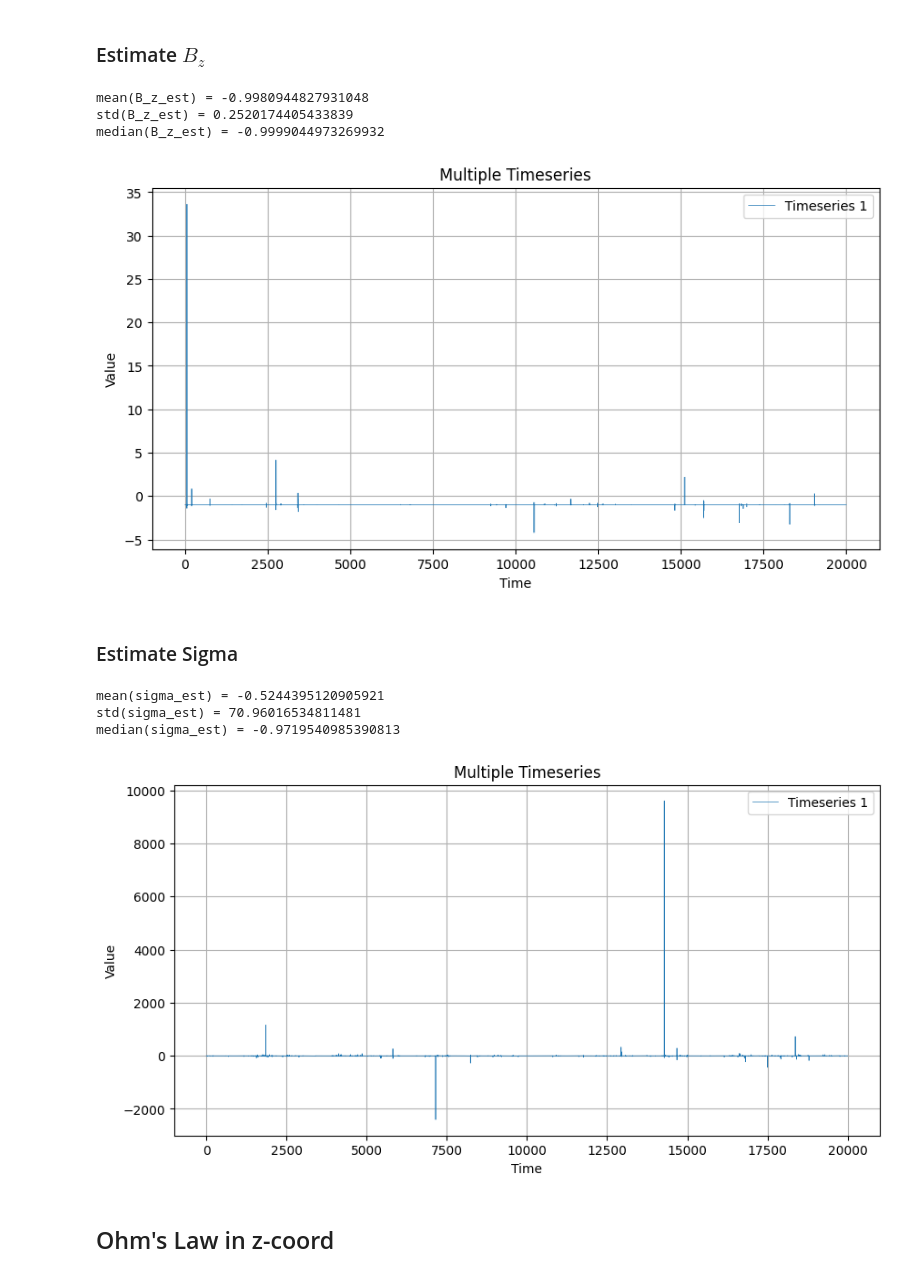
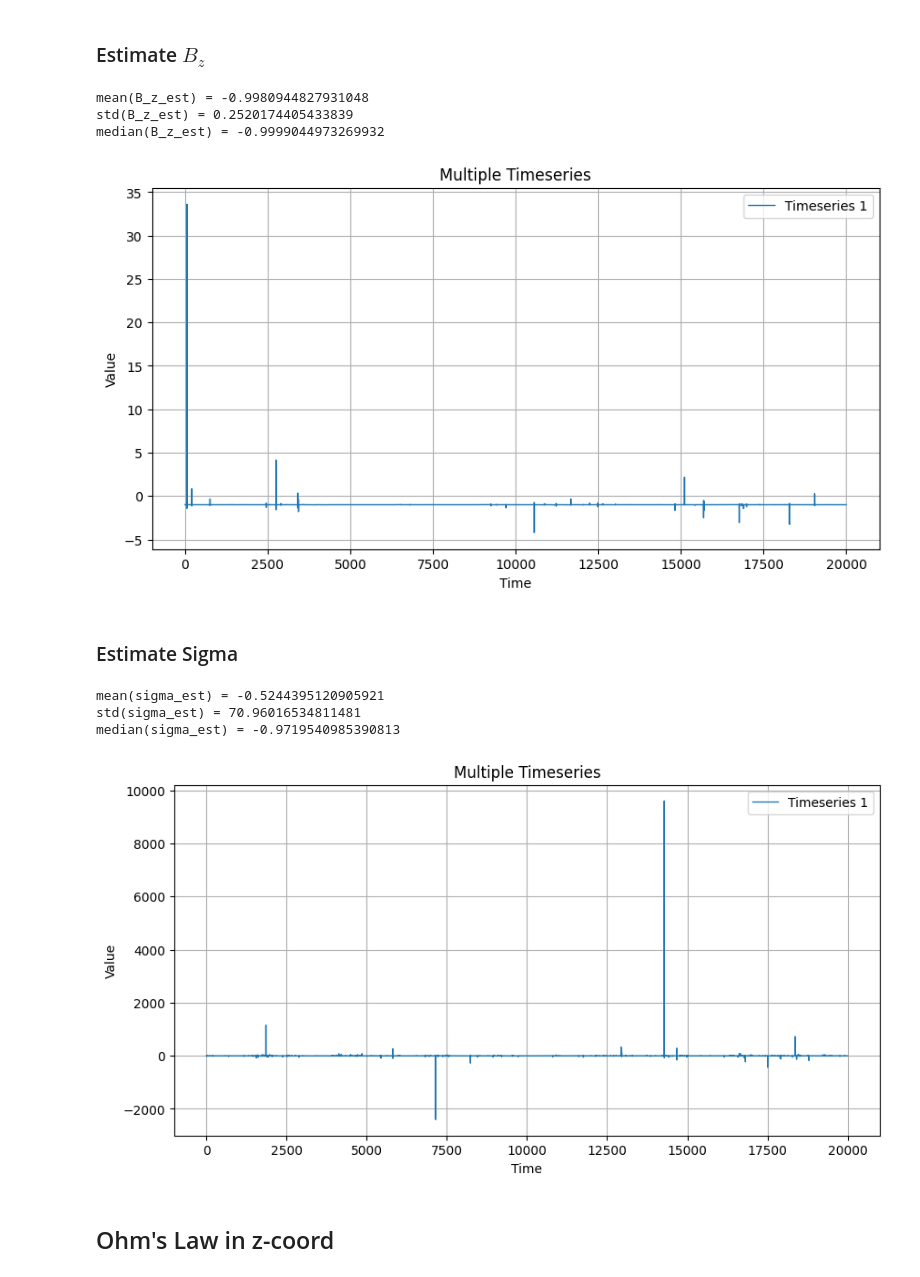
Before and after one commit to MichaelSkowronek/potential_probe_velocity_measuring, a Jupyter notebook: notebooks/sigma_and_b_pointwise.ipynb, the cells around one changed output. Saved outputs shown, nothing was run; the diff lists cells and outputs as text; code cells hidden in the pictures.

```diff
--- a/notebooks/sigma_and_b_pointwise.ipynb
+++ b/notebooks/sigma_and_b_pointwise.ipynb
@@ -23,8 +23,13 @@ from python_utils.sigma_and_b_estimation import calc_conductivity_with_z_at_site
 # %% [markdown]
 ### General Args
 # %%
-# slice_folder_path = Path("../../../data/4pi_re1000_ha300.360_ch28.p1/SliceYZ_x0015/")
-slice_folder_path = Path("../../../data/4pi_re1000_ha1000.384.pi/SliceYZ_x0015/")
+# IMPORTANT: Restart Kernel when swapping datasets to reload them!
+Ha = 1000
+
+if Ha == 300:
+    slice_folder_path = Path("../../../data/4pi_re1000_ha300.360_ch28.p1/SliceYZ_x0015/")
+elif Ha == 1000:
+    slice_folder_path = Path("../../../data/4pi_re1000_ha1000.384.pi/SliceYZ_x0015/")
 
 # Estimates from evaluations
 sigma = -1
@@ -85,8 +90,8 @@ z_coord_desired = 0
 y_coord = 0
 z_coord = 0
 
-i_center = find_matching_row_index_from_timeseries(
-    fld_timeseries,
+i_y_center, i_z_center = find_closest_coordinate_index(
+    fld_coord_to_index_map,
     y_coord=y_coord,
     z_coord=z_coord,
     )
@@ -102,3 +100,10 @@ v_x_center = extract_timeseries(
+# %%
+v_x_center = fld_timeseries[
+    :,
+    i_y_center,
+    i_z_center,
+    fld_labels.index('vx'),
+    ]
 # %% [markdown]
 ### Ohm's Law
 
@@ -129,37 +134,37 @@ $ \frac{j_z}{\sigma} \approx \frac{\varphi_{z_2} - \varphi_{z_1}}{\Delta l_z}$
 # %% [markdown]
 ### Estimate $B_z$
 # %%
-part_phi_y = extract_timeseries(
-    data=gradF_data,
-    column_labels="dfdy",
-    y_coord=y_coord,
-    z_coord=z_coord,
-    )
-j_y_center = extract_timeseries(
-    data=fld_data,
-    column_labels='jy',
-    y_coord=y_coord,
-    z_coord=z_coord,
-    )
+part_phi_y = gradF_timeseries[
+    :,
+    i_y_center,
+    i_z_center,
+    gradF_labels.index('dfdy'),
+    ]
+j_y_center = fld_timeseries[
+    :,
+    i_y_center,
+    i_z_center,
+    fld_labels.index('jy'),
+    ]
+
 B_z_est = np.divide(
     part_phi_y - j_y_center / sigma,
     # part_phi_y,
     v_x_center,
     )
 
 print(f"mean(B_z_est) = {np.mean(B_z_est)}")
 print(f"std(B_z_est) = {np.std(B_z_est)}")
 print(f"median(B_z_est) = {np.median(B_z_est)}")
 
 plot_timeseries(
     B_z_est,
-    linewidth=0.5,
     )
 # %% [output]
 mean(B_z_est) = -0.9980944827931048
 std(B_z_est) = 0.2520174405433839
 median(B_z_est) = -0.9999044973269932
-[figure, old version]
+[figure, new version]
 # %% [markdown]
 ### Estimate Sigma
 # %%
@@ -173,13 +178,12 @@ print(f"std(sigma_est) = {np.std(sigma_est)}")
 print(f"median(sigma_est) = {np.median(sigma_est)}")
 plot_timeseries(
     sigma_est,
-    linewidth=0.5,
     )
 # %% [output]
 mean(sigma_est) = -0.5244395120905921
 std(sigma_est) = 70.96016534811481
 median(sigma_est) = -0.9719540985390813
-[figure, old version]
+[figure, new version]
 # %% [markdown]
 ## Ohm's Law in z-coord
 # %% [markdown]
```
Also changed, not shown: parts of 6 cells of this notebook, 5 other files.
